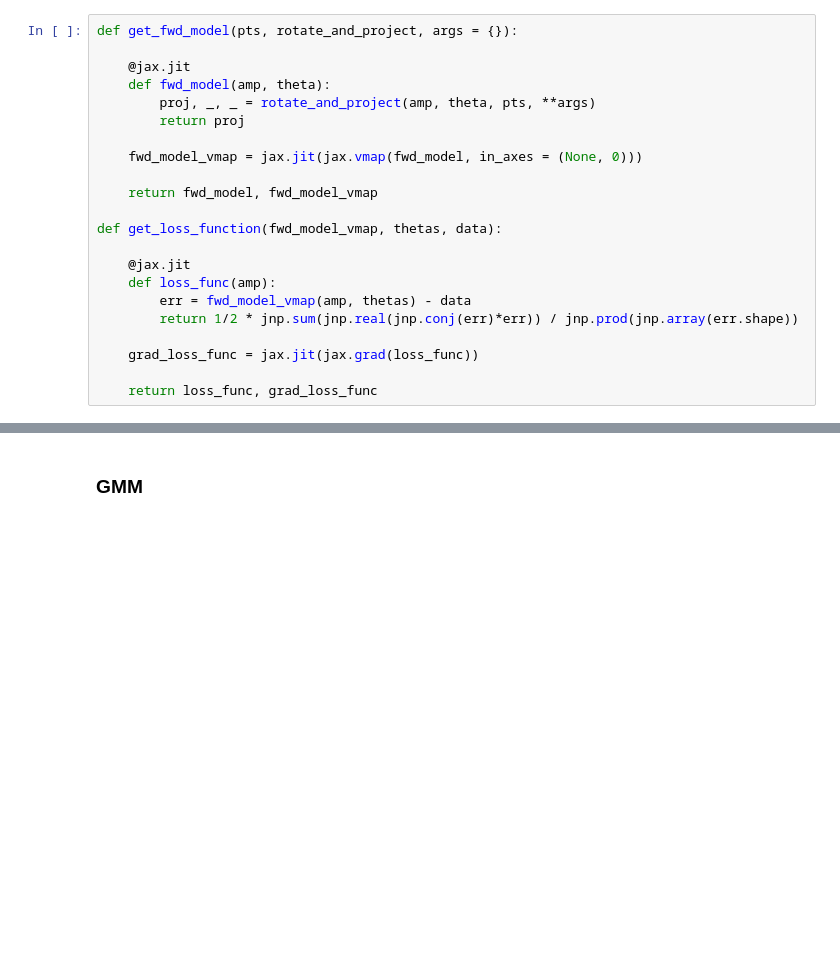
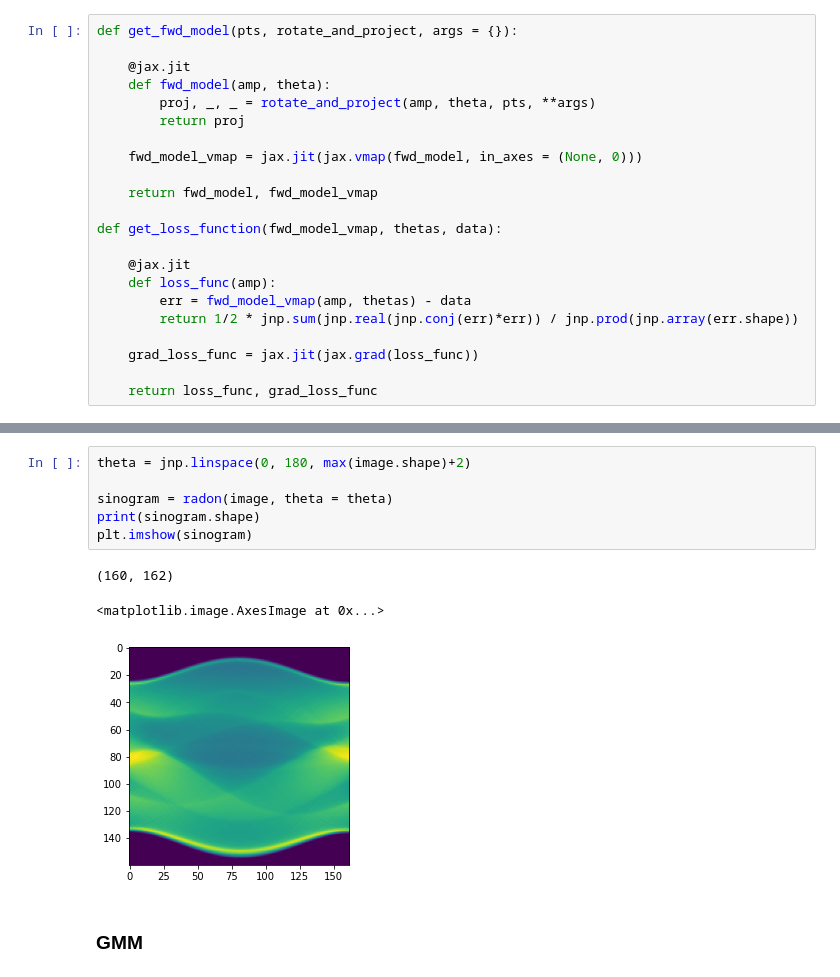
Before and after one commit to bogdantoader/simplecryoem, a Jupyter notebook: nb/SART.ipynb, the cells around one changed output, grey strips where cells are left out. Cells and saved outputs as stored; diff of their text form; blank space fills up the shorter version.

```diff
--- a/nb/SART.ipynb
+++ b/nb/SART.ipynb
@@ -39,3 +50,13 @@ def get_loss_function(fwd_model_vmap, thetas, data):
+# %%
+theta = jnp.linspace(0, 180, max(image.shape)+2)
+
+sinogram = radon(image, theta = theta)
+print(sinogram.shape)
+plt.imshow(sinogram)
+# %% [output]
+(160, 162)
+<matplotlib.image.AxesImage at 0x...>
+[figure, added]
 # %% [markdown]
 ### GMM
 # %%
```
Also changed, not shown: parts of 13 cells of this notebook.
